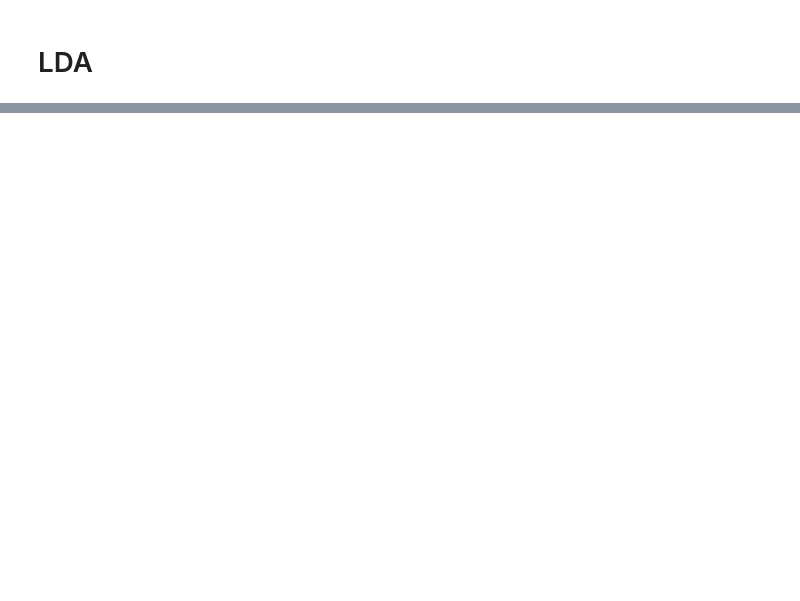
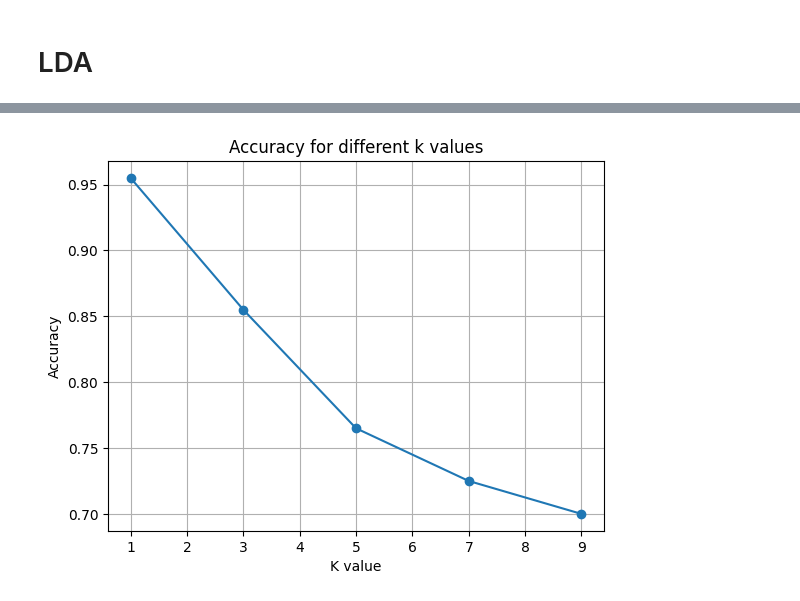
Before and after one commit to ahmedsamir459/Face-Recognition, a Jupyter notebook: PCA_LDA.ipynb, the cells around one changed output, grey strips where cells are left out. Saved outputs shown, nothing was run; the diff lists cells and outputs as text; code cells hidden in the pictures; blank space fills up the shorter version.

```diff
--- a/PCA_LDA.ipynb
+++ b/PCA_LDA.ipynb
@@ -124,0 +215,18 @@ df
+# %%
+k_values = [1, 3, 5, 7, 9]
+
+# Initialize a list to store the results
+results = []
+
+# Loop over the values of k
+for k in k_values:
+    knn = KNeighborsClassifier(n_neighbors=k)
+    knn.fit(projected_X_train, y_train.ravel())
+    y_pred = knn.predict(projected_X_test)
+    accuracy = accuracy_score(y_test, y_pred.ravel())
+    results.append({"accuracy": accuracy})
+
+# Convert the results to a DataFrame
+df = pd.DataFrame(results, index=k_values)
+df.index.name = "k"
+df
@@ -124,0 +241,9 @@ df
+# %%
+plt.plot(df, marker='o')
+plt.xlabel('K value')
+plt.ylabel('Accuracy')
+plt.title('Accuracy for different k values')
+plt.grid(True)
+plt.show()
+# %% [output]
+[figure, added]
```
Also changed, not shown: parts of 10 cells of this notebook.
